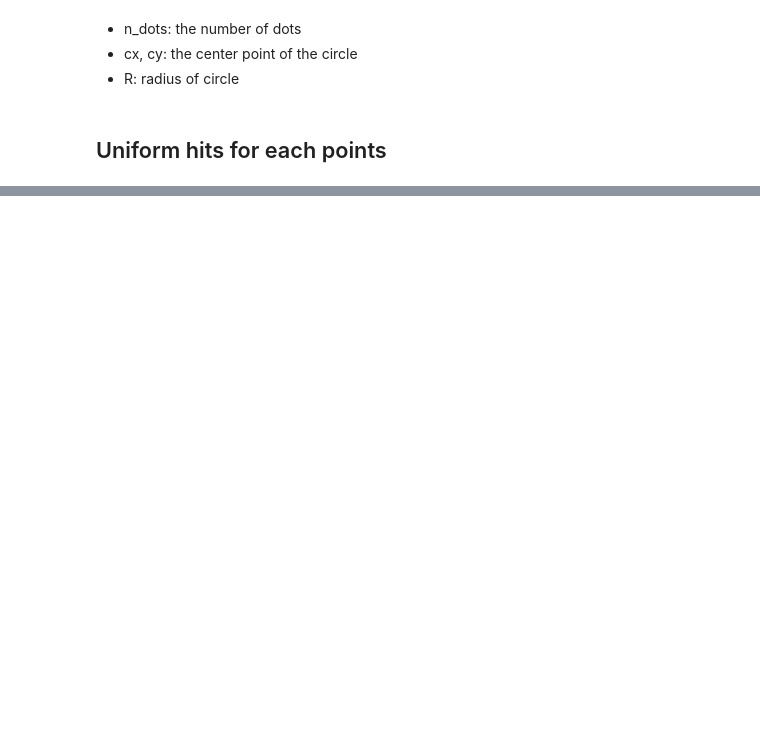
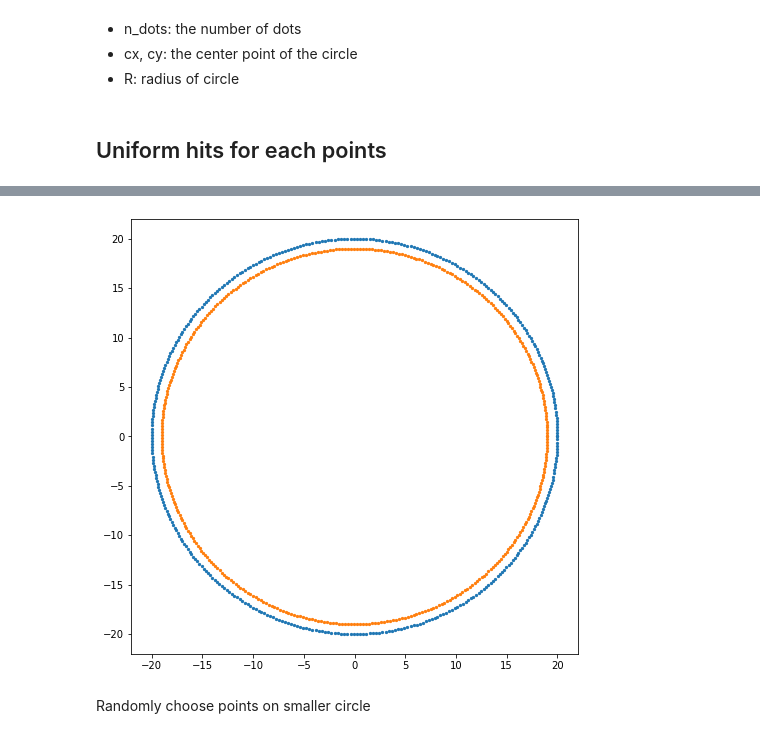
Before and after one commit to xuxiufeng/Circle_and_Hits, a Jupyter notebook: Circle_and_Hits.ipynb, the cells around one changed output, grey strips where cells are left out. Cells and saved outputs as stored; diff of their text form; code cells hidden in the pictures; blank space fills up the shorter version.

```diff
--- a/Circle_and_Hits.ipynb
+++ b/Circle_and_Hits.ipynb
@@ -54,0 +62,11 @@ plt.show()
+# %%
+xs, ys = Circle(n, 0 , 0, 19)
+# %%
+fig = plt.figure(figsize=(8, 8))
+plt.scatter(x, y, s=5)  # plot points
+plt.scatter(xs, ys, s=5)  # plot points
+plt.show()
+# %% [output]
+[figure, added]
+# %% [markdown]
+Randomly choose points on smaller circle
```
Also changed, not shown: parts of 20 cells of this notebook.
